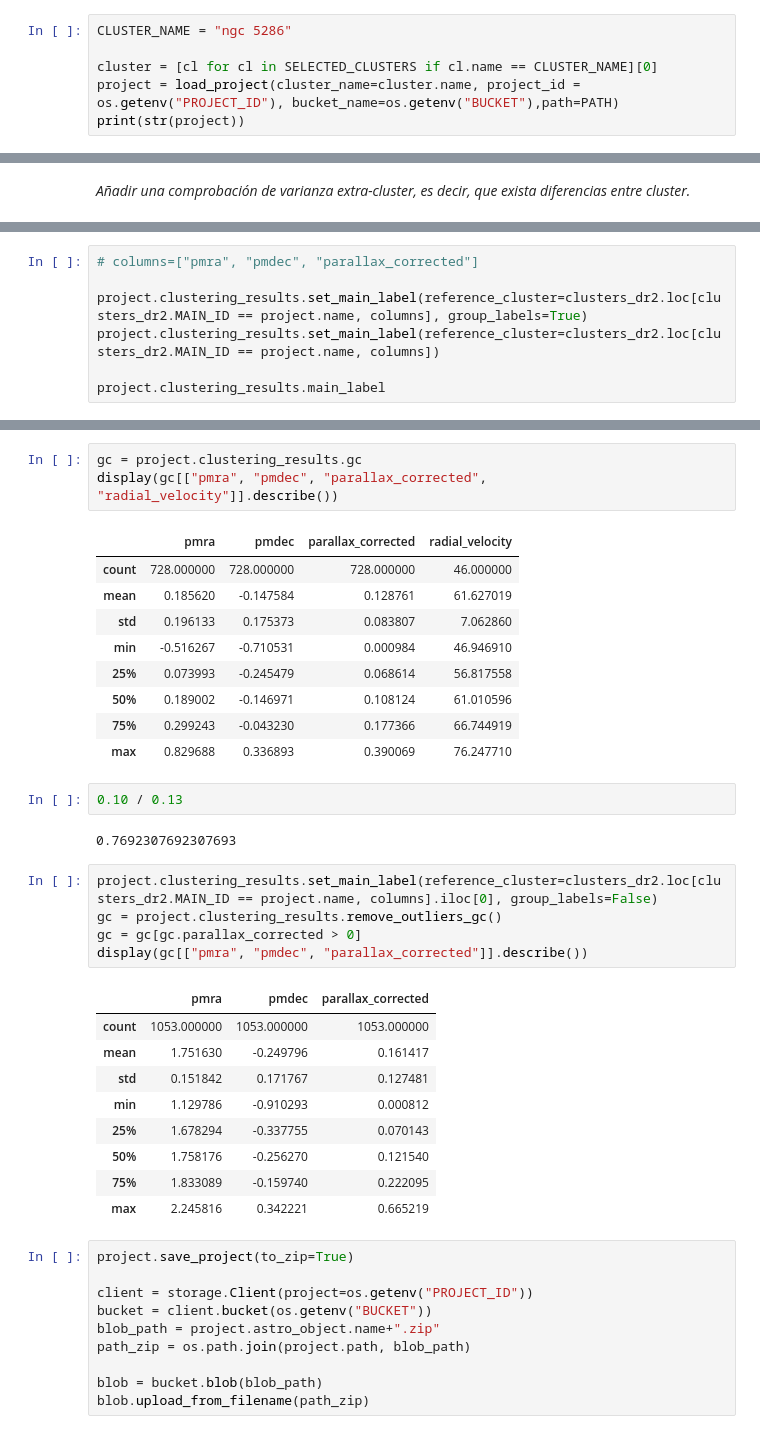
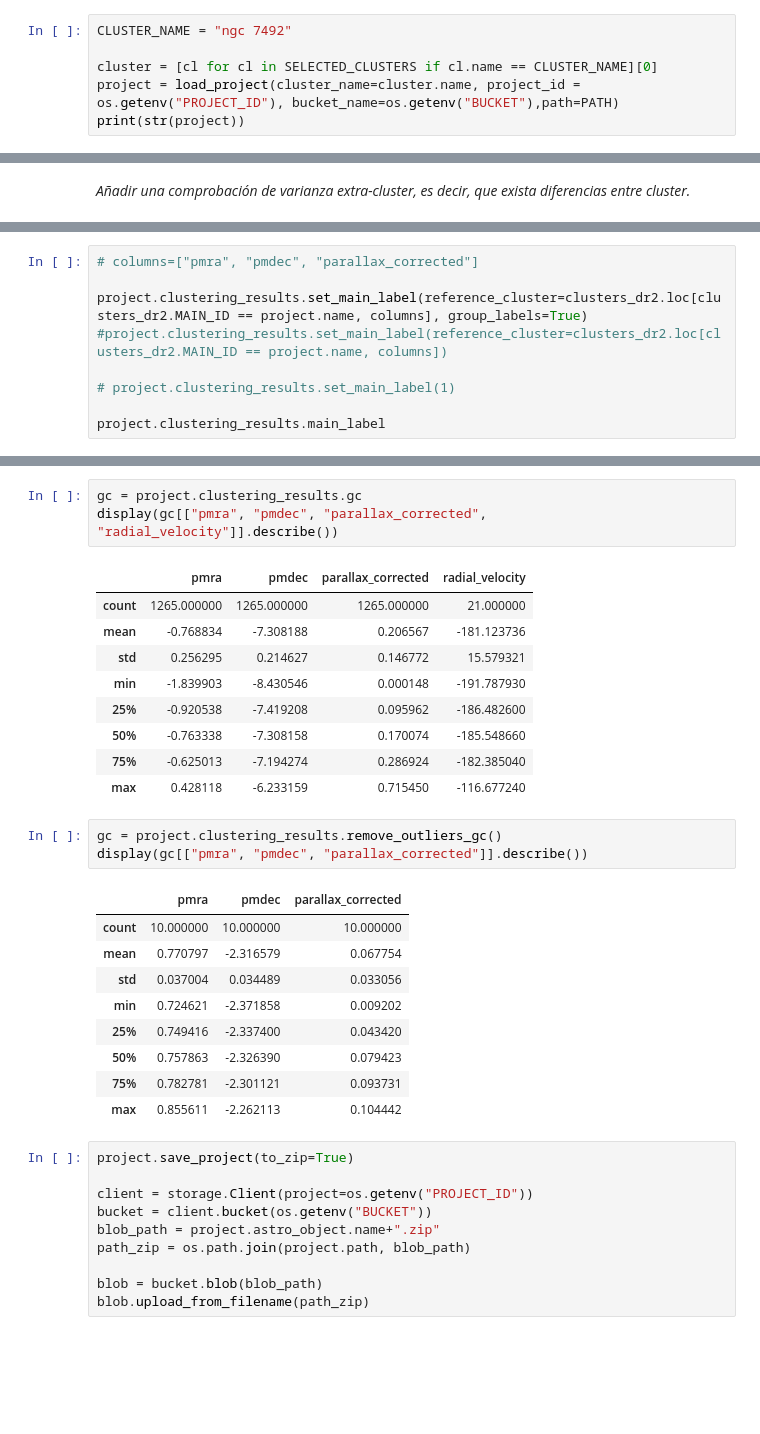
Before and after one commit to santhiperbolico/tfm-ucm-code, a Jupyter notebook: notebooks/Analisis_DR3.ipynb, the cells around one changed output, grey strips where cells are left out. Saved outputs shown, nothing was run; the diff lists cells and outputs as text; blank space fills up the shorter version.

```diff
--- a/notebooks/Analisis_DR3.ipynb
+++ b/notebooks/Analisis_DR3.ipynb
@@ -135,7 +137,7 @@ df_clusters
 # %% [markdown]
 ## Resultados DR3
 # %%
-CLUSTER_NAME = "ngc 5286"
+CLUSTER_NAME = "ngc 7492"
 
 cluster = [cl for cl in SELECTED_CLUSTERS if cl.name == CLUSTER_NAME][0]
 project = load_project(cluster_name=cluster.name, project_id = os.getenv("PROJECT_ID"), bucket_name=os.getenv("BUCKET"),path=PATH)
@@ -322,7 +335,9 @@ fig, ax = project.plot_cluster(
 # columns=["pmra", "pmdec", "parallax_corrected"]
 
 project.clustering_results.set_main_label(reference_cluster=clusters_dr2.loc[clusters_dr2.MAIN_ID == project.name, columns], group_labels=True)
-project.clustering_results.set_main_label(reference_cluster=clusters_dr2.loc[clusters_dr2.MAIN_ID == project.name, columns])
+#project.clustering_results.set_main_label(reference_cluster=clusters_dr2.loc[clusters_dr2.MAIN_ID == project.name, columns])
+
+# project.clustering_results.set_main_label(1)
 
 project.clustering_results.main_label
 # %% [output]
@@ -340,33 +351,27 @@ gc = project.clustering_results.gc
 display(gc[["pmra", "pmdec", "parallax_corrected", "radial_velocity"]].describe())
 # %% [output]
 |  | pmra | pmdec | parallax_corrected | radial_velocity |
-| count | 728.000000 | 728.000000 | 728.000000 | 46.000000 |
-| mean | 0.185620 | -0.147584 | 0.128761 | 61.627019 |
-| std | 0.196133 | 0.175373 | 0.083807 | 7.062860 |
-| min | -0.516267 | -0.710531 | 0.000984 | 46.946910 |
-| 25% | 0.073993 | -0.245479 | 0.068614 | 56.817558 |
-| 50% | 0.189002 | -0.146971 | 0.108124 | 61.010596 |
-| 75% | 0.299243 | -0.043230 | 0.177366 | 66.744919 |
-| max | 0.829688 | 0.336893 | 0.390069 | 76.247710 |
+| count | 1265.000000 | 1265.000000 | 1265.000000 | 21.000000 |
+| mean | -0.768834 | -7.308188 | 0.206567 | -181.123736 |
+| std | 0.256295 | 0.214627 | 0.146772 | 15.579321 |
+| min | -1.839903 | -8.430546 | 0.000148 | -191.787930 |
+| 25% | -0.920538 | -7.419208 | 0.095962 | -186.482600 |
+| 50% | -0.763338 | -7.308158 | 0.170074 | -185.548660 |
+| 75% | -0.625013 | -7.194274 | 0.286924 | -182.385040 |
+| max | 0.428118 | -6.233159 | 0.715450 | -116.677240 |
-# %%
-0.10 / 0.13
-# %% [output]
-0.7692307692307693
 # %%
-project.clustering_results.set_main_label(reference_cluster=clusters_dr2.loc[clusters_dr2.MAIN_ID == project.name, columns].iloc[0], group_labels=False)
 gc = project.clustering_results.remove_outliers_gc()
-gc = gc[gc.parallax_corrected > 0]
 display(gc[["pmra", "pmdec", "parallax_corrected"]].describe())
 # %% [output]
 |  | pmra | pmdec | parallax_corrected |
-| count | 1053.000000 | 1053.000000 | 1053.000000 |
-| mean | 1.751630 | -0.249796 | 0.161417 |
-| std | 0.151842 | 0.171767 | 0.127481 |
-| min | 1.129786 | -0.910293 | 0.000812 |
-| 25% | 1.678294 | -0.337755 | 0.070143 |
-| 50% | 1.758176 | -0.256270 | 0.121540 |
-| 75% | 1.833089 | -0.159740 | 0.222095 |
-| max | 2.245816 | 0.342221 | 0.665219 |
+| count | 10.000000 | 10.000000 | 10.000000 |
+| mean | 0.770797 | -2.316579 | 0.067754 |
+| std | 0.037004 | 0.034489 | 0.033056 |
+| min | 0.724621 | -2.371858 | 0.009202 |
+| 25% | 0.749416 | -2.337400 | 0.043420 |
+| 50% | 0.757863 | -2.326390 | 0.079423 |
+| 75% | 0.782781 | -2.301121 | 0.093731 |
+| max | 0.855611 | -2.262113 | 0.104442 |
 # %%
 project.save_project(to_zip=True)
 
```
Also changed, not shown: parts of 22 cells of this notebook, 2 other files.
